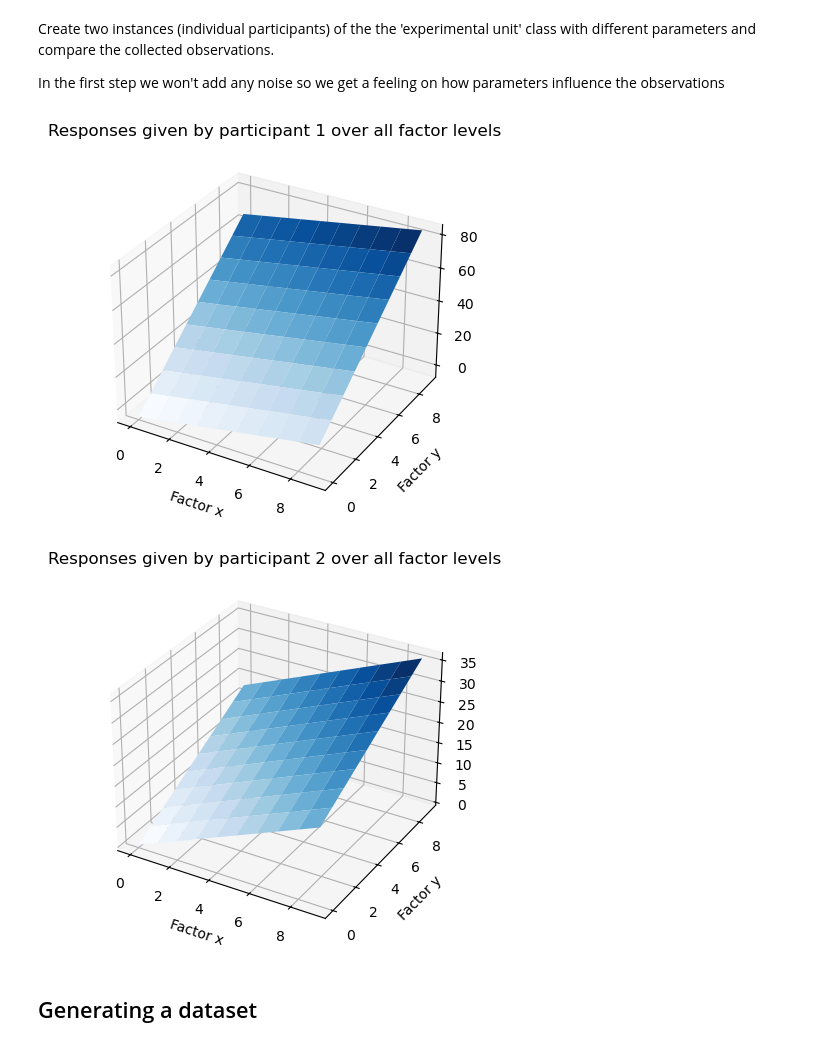
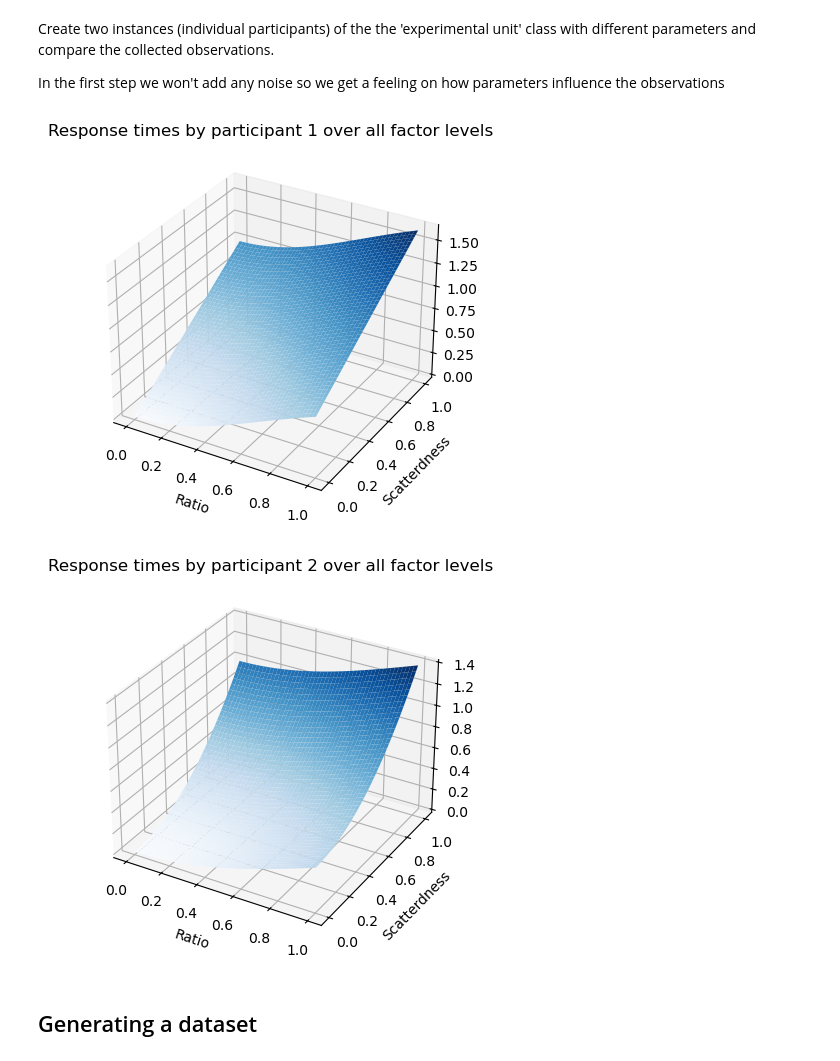
Before and after one commit to whyhardt/CourseOptimizingExperimentalDesign, a Jupyter notebook: tutorials/syntheticexperiments.ipynb, the cells around one changed output. Saved outputs shown, nothing was run; the diff lists cells and outputs as text; code cells hidden in the pictures.

```diff
--- a/tutorials/syntheticexperiments.ipynb
+++ b/tutorials/syntheticexperiments.ipynb
@@ -82,11 +105,11 @@ Example:
 # %%
 # define the factor levels
 # you can use numpy arrays, lists or tuples
-x = np.arange(0,10)
-y = np.arange(0,10)
-parameters = [2, 3]
+x = np.linspace(0, 1)
+y = np.linspace(0, 1)
+parameters = [.2 , 2]
 
-# PLEASE DO NOT TOUCH THE CODE FROM HERE!
+# DO NOT TOUCH THE CODE FROM HERE!
 
 # set a sample size
 sample_size = len(x)
@@ -100,10 +123,12 @@ for i in range(sample_size):
     z[i, :] = ground_truth(x[i], y[i], parameters)
 
 # make a surface plot to visualize the ground_truth
+# fig, ax = plt.subplots(subplot_kw={"projection": "3d"})
 fig, ax = plt.subplots(subplot_kw={"projection": "3d"})
 ax.plot_surface(x, y, z, cmap=cm.Blues)
-ax.set_title('Ground truth: Observations over factor levels')
-ax.set_xlabel('Factor x')
-ax.set_ylabel('Factor y')
+ax.set_title('Ground truth: Response times over conditions')
+ax.set_xlabel('Ratio')
+ax.set_ylabel('Scatterdness')
+ax.set_zlabel('Response time')
 plt.show()
 # %% [output]
@@ -243,16 +273,22 @@ class experimental_unit:
     def step(self, x, y, noise=True):
         # this method returns the observation which is the sum of the dependent variable and the noise
         if noise:
-            return self.problem_solver(x, y) + self.noise()
+            obs =  self.problem_solver(x, y) + self.noise()
         else:
-            return self.problem_solver(x, y)
+            obs = self.problem_solver(x, y)
+
+        # make obs an array if obs is a scalar
+        if len(obs.shape) == 0:
+            obs = obs.reshape(-1)
+
+        return np.max(np.stack((np.zeros_like(obs), obs), axis=1), axis=1)
 # %% [markdown]
 Create two instances (individual participants) of the the 'experimental unit' class with different parameters and compare the collected observations.
 
 In the first step we won't add any noise so we get a feeling on how parameters influence the observations
 # %%
 # replace None with your own treatment combinations
-parameters_participant1 = [2, 8]
+parameters_participant1 = [1, 1]
 parameters_participant2 = [2, 2]
 
 # Create two experimental units with different parameters
@@ -271,49 +307,49 @@ participant2 = experimental_unit(
 )
 
 # define the factor levels
-x = np.arange(0,10)
-y = np.arange(0,10)
+x = np.linspace(0,1)
+y = np.linspace(0,1)
 x_mesh, y_mesh = np.meshgrid(x, y)
 sample_size = len(x)
 
 # collect the observations for each participant
 # add your code here (you can take the relevant code pieces from above):
 
 # initiate the z array
 z1 = np.zeros((sample_size, sample_size))
 
 # collect the observations
 for i in range(sample_size):
     z1[i, :] = participant1.step(x_mesh[i], y_mesh[i])
 
 # make a surface plot to visualize the ground_truth
 fig, ax = plt.subplots(subplot_kw={"projection": "3d"})
 ax.plot_surface(x_mesh, y_mesh, z1, cmap=cm.Blues)
-ax.set_title('Responses given by participant 1 over all factor levels')
-ax.set_xlabel('Factor x')
-ax.set_ylabel('Factor y')
+ax.set_title('Response times by participant 1 over all factor levels')
+ax.set_xlabel('Ratio')
+ax.set_ylabel('Scatterdness')
 plt.show()
 
 # plot the observations for each participant in a surface plot
 # add your code here (you can take the relevant code pieces from above):
 
 # initiate the z array
 z2 = np.zeros((sample_size, sample_size))
 
 # collect the observations
 for i in range(sample_size):
     z2[i, :] = participant2.step(x_mesh[i], y_mesh[i])
 
 # make a surface plot to visualize the ground_truth
 fig, ax = plt.subplots(subplot_kw={"projection": "3d"})
 ax.plot_surface(x_mesh, y_mesh, z2, cmap=cm.Blues)
-ax.set_title('Responses given by participant 2 over all factor levels')
-ax.set_xlabel('Factor x')
-ax.set_ylabel('Factor y')
+ax.set_title('Response times by participant 2 over all factor levels')
+ax.set_xlabel('Ratio')
+ax.set_ylabel('Scatterdness')
 plt.show()
 # %% [output]
-[figure, old version]
+[figure, new version]
-[figure, old version]
+[figure, new version]
 # %% [markdown]
 ## Generating a dataset
 # %% [markdown]
```
Also changed, not shown: parts of 24 cells of this notebook, 8 other files.
